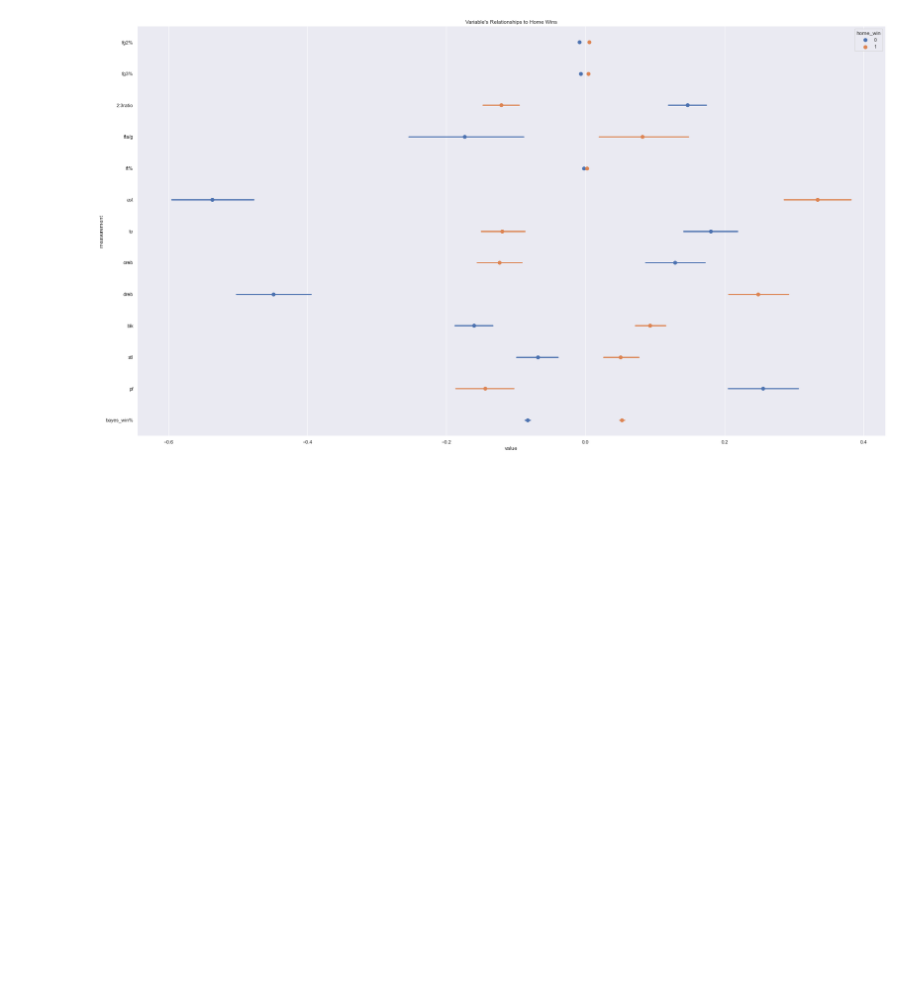
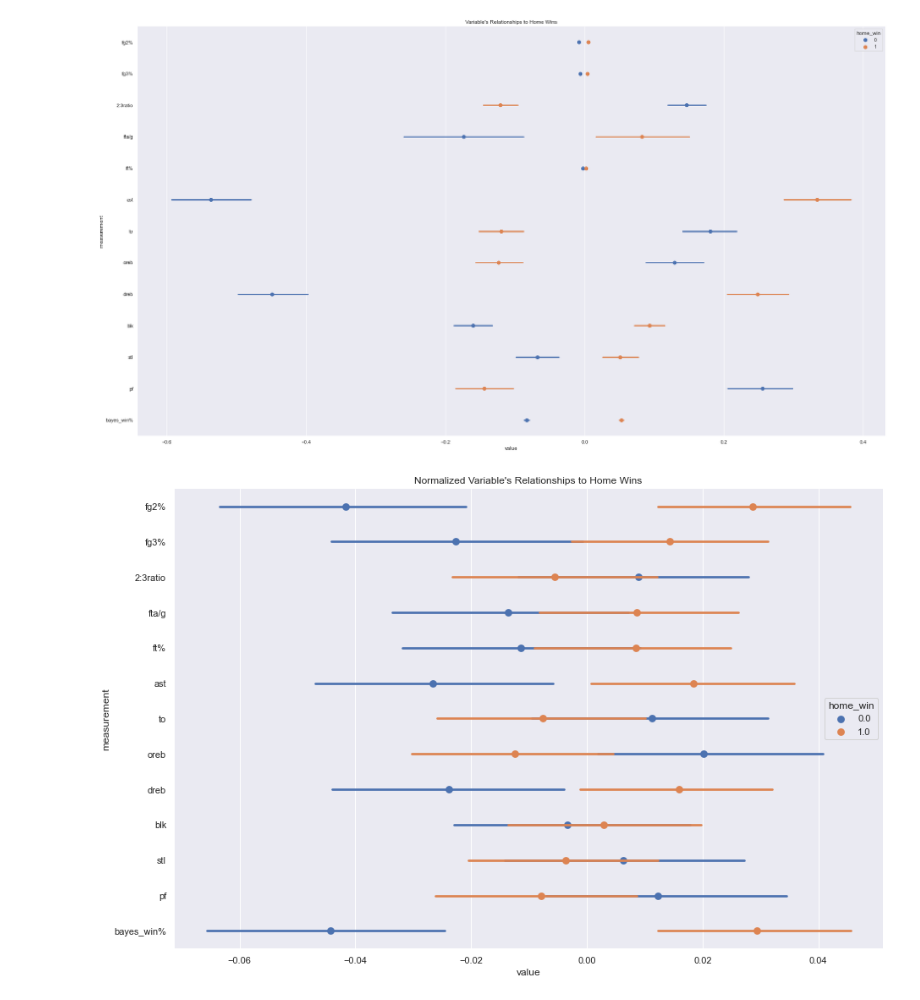
Before and after one commit to abewoycke/NBA-Projections, a Jupyter notebook: 3_EDA/NBA Projections EDA.ipynb, the cells around one changed output. Saved outputs shown, nothing was run; the diff lists cells and outputs as text; code cells hidden in the pictures; blank space fills up the shorter version.

Commit message:
add more viz
add normalized melt to clarify strength of data relationships in point plot

```diff
--- a/3_EDA/NBA Projections EDA.ipynb
+++ b/3_EDA/NBA Projections EDA.ipynb
@@ -254,6 +255,25 @@ sns.despine(bottom=True, left=True)
 _ = plt.savefig("pointplot.png")
 # %% [output]
 [figure]
+# %%
+# transform compare dataframe to standardize variable strengths
+X = df_compare.drop(['home_win'], axis=1)
+scaler = StandardScaler().fit(X)
+X = pd.DataFrame(scaler.transform(X))
+X['home_win'] = df_compare['home_win']
+X.columns = df_compare.columns
+# %%
+# melt standardized variable relationships df to make new point plot reflective of relationship strengths
+normal_melt = pd.melt(X, "home_win", var_name="measurement")
+# %%
+sns.set_theme(style="darkgrid")
+_ = plt.figure(figsize=(15,10))
+_ = plt.title("Normalized Variable's Relationships to Home Wins")
+_ = sns.pointplot(x="value", y="measurement", data=normal_melt, hue='home_win',join=False)
+sns.despine(bottom=True, left=True)
+_ = plt.savefig("Normalized_Pointplot.png")
+# %% [output]
+[figure, added]
 # %%
 # export to csv
 df_compare.to_csv("compare.csv")
```
Also changed, not shown: parts of 16 cells of this notebook, 2 other files.
